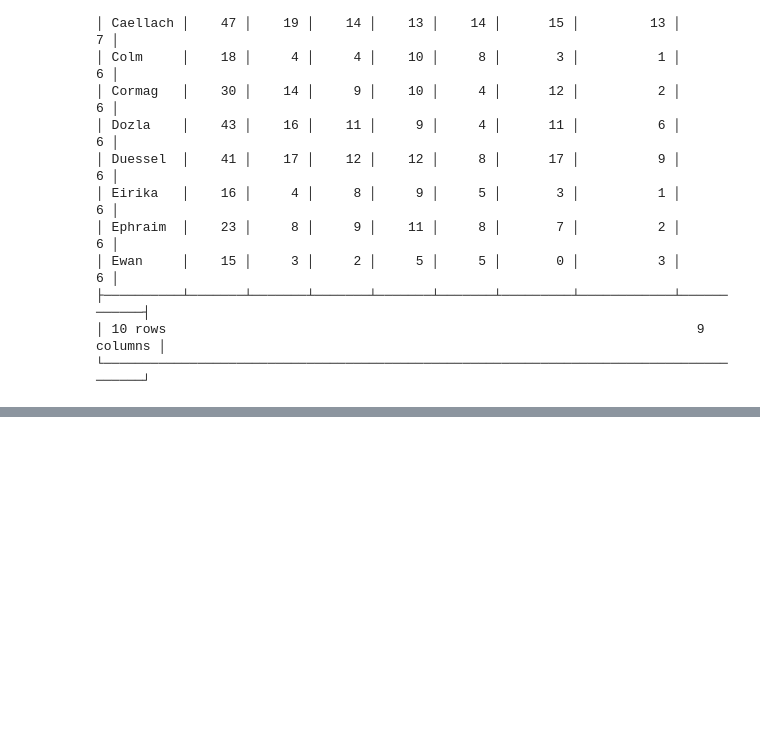
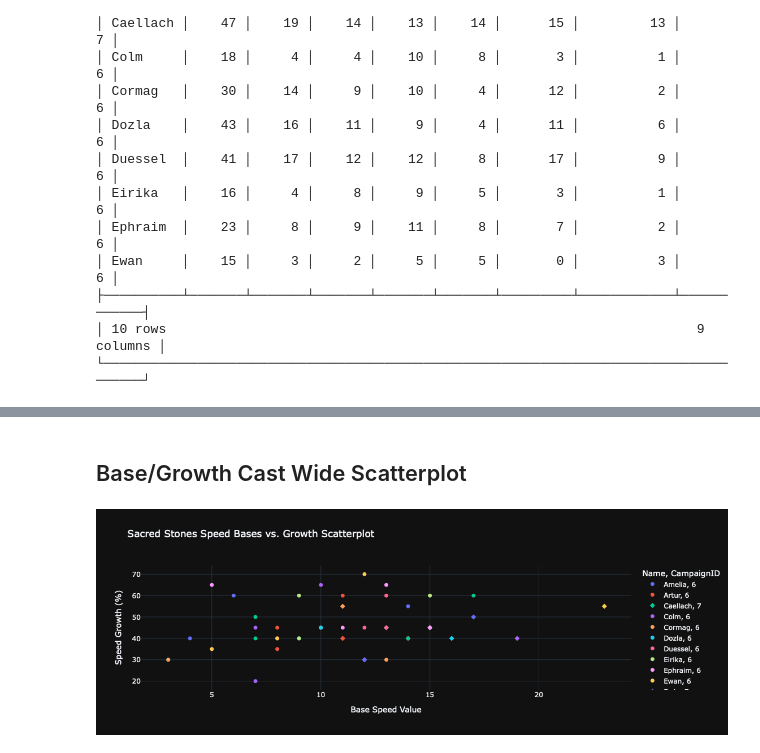
Before and after one commit to blamson/fire-emblem-app, a Jupyter notebook: notebooks/RecreatePowerbiModel.ipynb, the cells around one changed output, grey strips where cells are left out. Drawn from its saved outputs; the diff is of its cells as text; code cells hidden in the pictures; blank space fills up the shorter version.

```diff
--- a/notebooks/RecreatePowerbiModel.ipynb
+++ b/notebooks/RecreatePowerbiModel.ipynb
@@ -228,0 +230,30 @@ fig.show()
+# %% [markdown]
+## Base/Growth Cast Wide Scatterplot
+# %%
+stat = 'Speed'
+df = con.sql(
+    f"""
+    SELECT
+        s.name
+        , s.attribute
+        , s.basevalue
+        , s.growthvalue
+        , b.campaignid
+    FROM statscombined s
+    LEFT JOIN baseswide b
+    ON s.name = b.name
+    WHERE s.attribute like '%{stat}%'
+    """
+).pl()
+
+fig = px.scatter(
+    df, x="BaseValue", y="GrowthValue", color="Name", symbol="CampaignID",
+    labels={"GrowthValue": f"{stat} Growth (%)", "BaseValue": f"Base {stat} Value"},
+    title=f"Sacred Stones {stat} Bases vs. Growth Scatterplot",
+    height=400, width=1000
+)
+fig.update_traces(marker_size=7)
+fig.update_layout(template="plotly_dark")
+fig.show()
+# %% [output]
+[figure, added]
```
Also changed, not shown: parts of 3 cells of this notebook.
